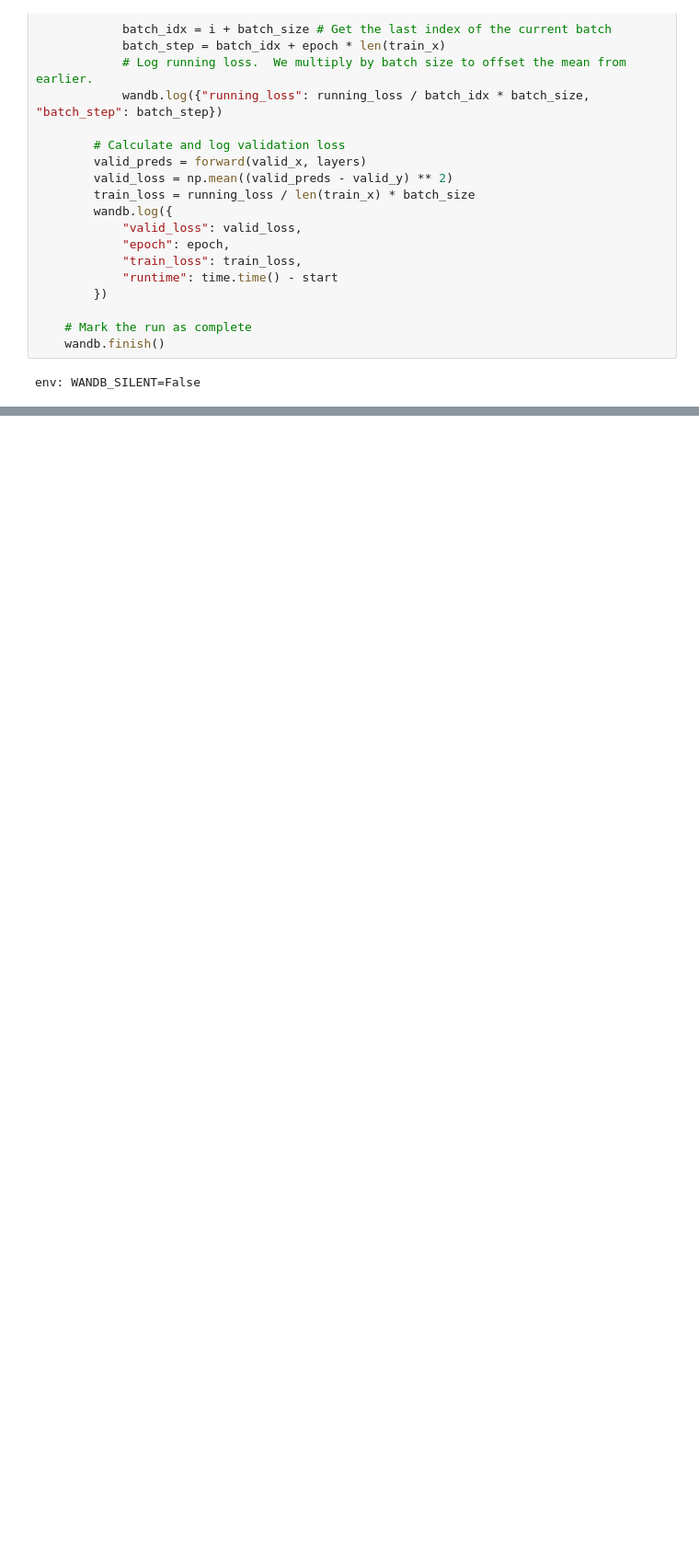
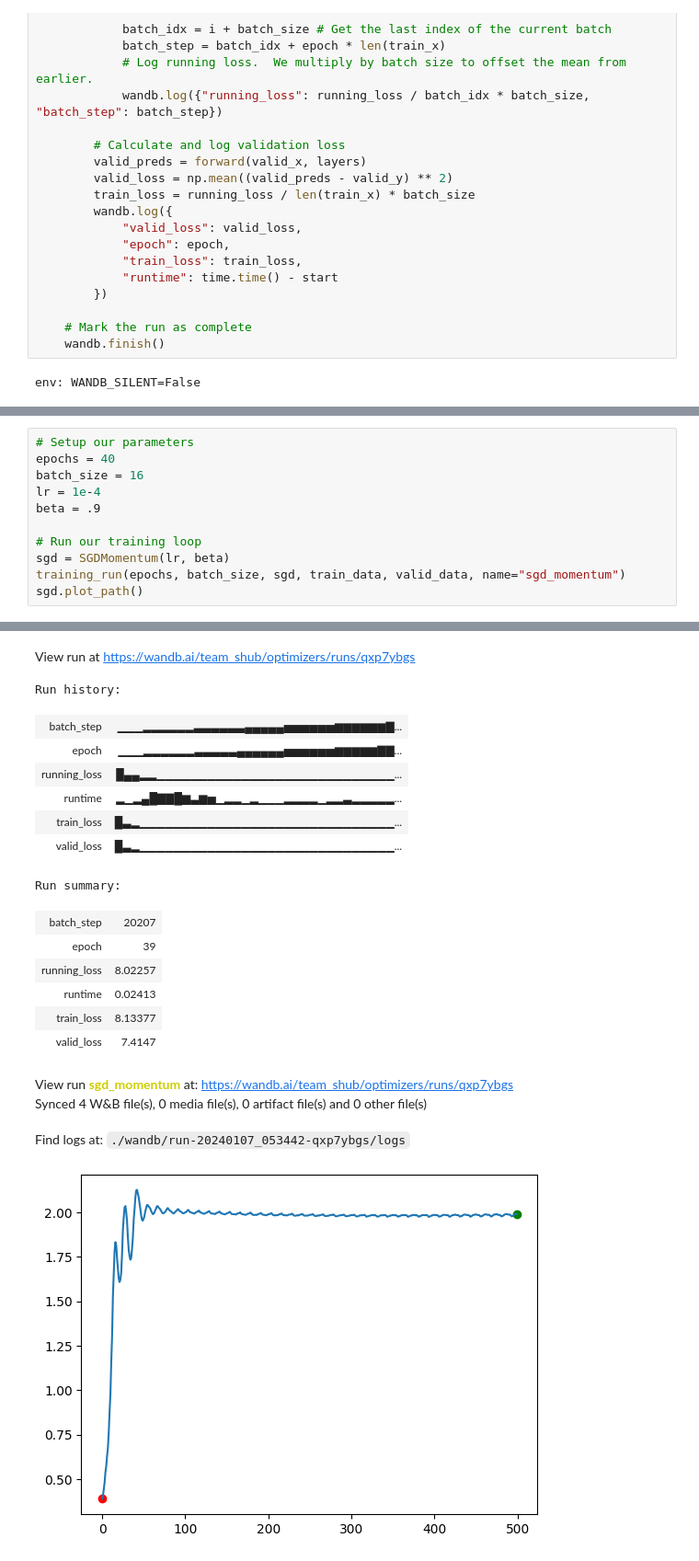
Before and after one commit to shub2022/DLS_from_scratch, a Jupyter notebook: code/optimizer.ipynb, the cells around one changed output, grey strips where cells are left out. Shown at 92% size. Cells and saved outputs as stored; diff of their text form; blank space fills up the shorter version.

```diff
--- a/code/optimizer.ipynb
+++ b/code/optimizer.ipynb
@@ -291,0 +390,12 @@ Changes to your `wandb` environment variables will be ignored because your `wand
+# %%
+# Setup our parameters
+epochs = 40
+batch_size = 16
+lr = 1e-4
+beta = .9
+
+# Run our training loop
+sgd = SGDMomentum(lr, beta)
+training_run(epochs, batch_size, sgd, train_data, valid_data, name="sgd_momentum")
+sgd.plot_path()
+# %% [output]
@@ -291,0 +407,19 @@ Changes to your `wandb` environment variables will be ignored because your `wand
+View run at https://wandb.ai/team_shub/optimizers/runs/qxp7ybgs
+Run history:
+| batch_step | ▁▁▁▂▂▂▂▂▂▃▃▃▃▃▃▄▄▄▄▄▅▅▅▅▅▅▆▆▆▆▆▆▇... |
+| epoch | ▁▁▁▂▂▂▂▂▂▃▃▃▃▃▄▄▄▄▄▄▅▅▅▅▅▅▆▆▆▆▆▇▇... |
+| running_loss | █▄▄▂▂▁▁▁▁▁▁▁▁▁▁▁▁▁▁▁▁▁▁▁▁▁▁▁▁▁▁▁▁... |
+| runtime | ▂▁▂▄█▇▇█▆▃▆▅▁▂▂▁▂▁▁▁▂▂▂▂▁▂▂▃▂▂▂▂▂... |
+| train_loss | █▃▂▁▁▁▁▁▁▁▁▁▁▁▁▁▁▁▁▁▁▁▁▁▁▁▁▁▁▁▁▁▁... |
+| valid_loss | █▃▂▁▁▁▁▁▁▁▁▁▁▁▁▁▁▁▁▁▁▁▁▁▁▁▁▁▁▁▁▁▁... |
+Run summary:
+| batch_step | 20207 |
+| epoch | 39 |
+| running_loss | 8.02257 |
+| runtime | 0.02413 |
+| train_loss | 8.13377 |
+| valid_loss | 7.4147 |
+View run sgd_momentum at: https://wandb.ai/team_shub/optimizers/runs/qxp7ybgs
+Synced 4 W&B file(s), 0 media file(s), 0 artifact file(s) and 0 other file(s)
+Find logs at: ./wandb/run-20240107_053442-qxp7ybgs/logs
+[figure, added]
```
Also changed, not shown: parts of 8 cells of this notebook.
